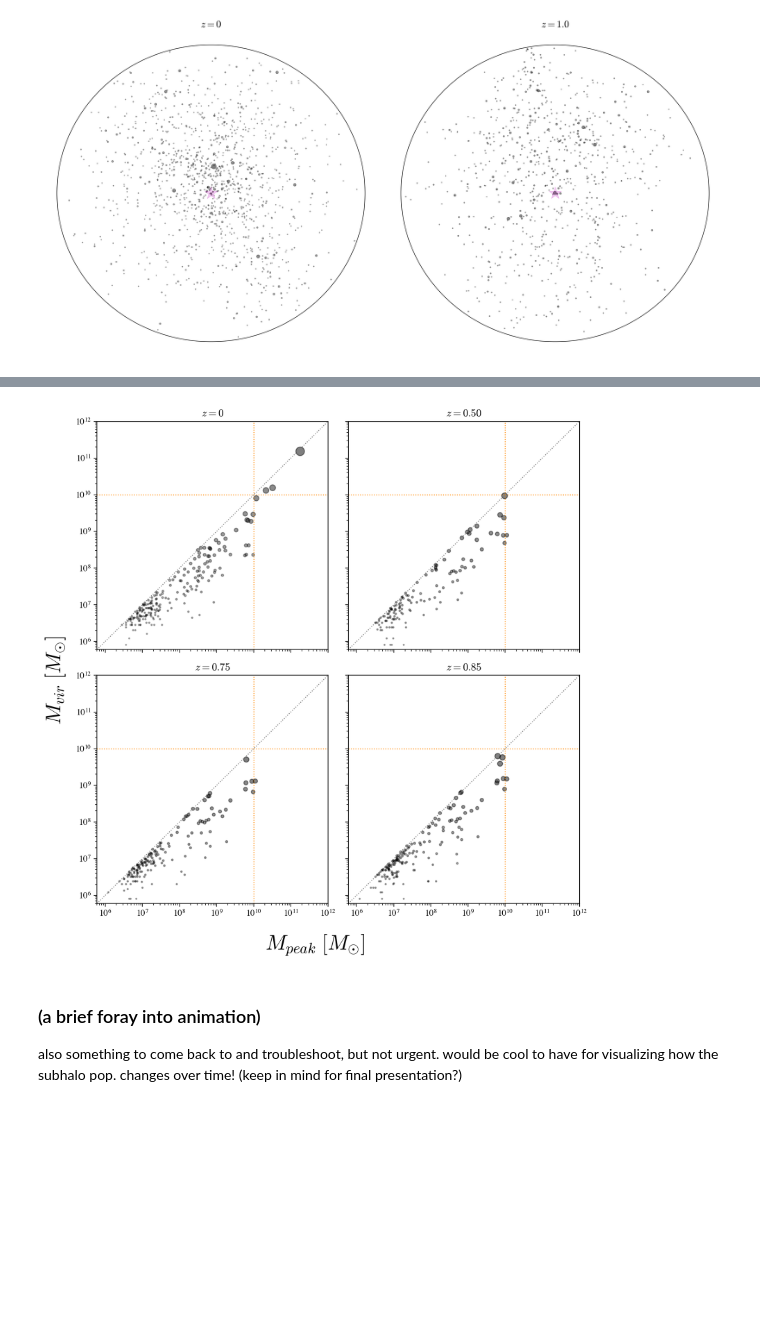
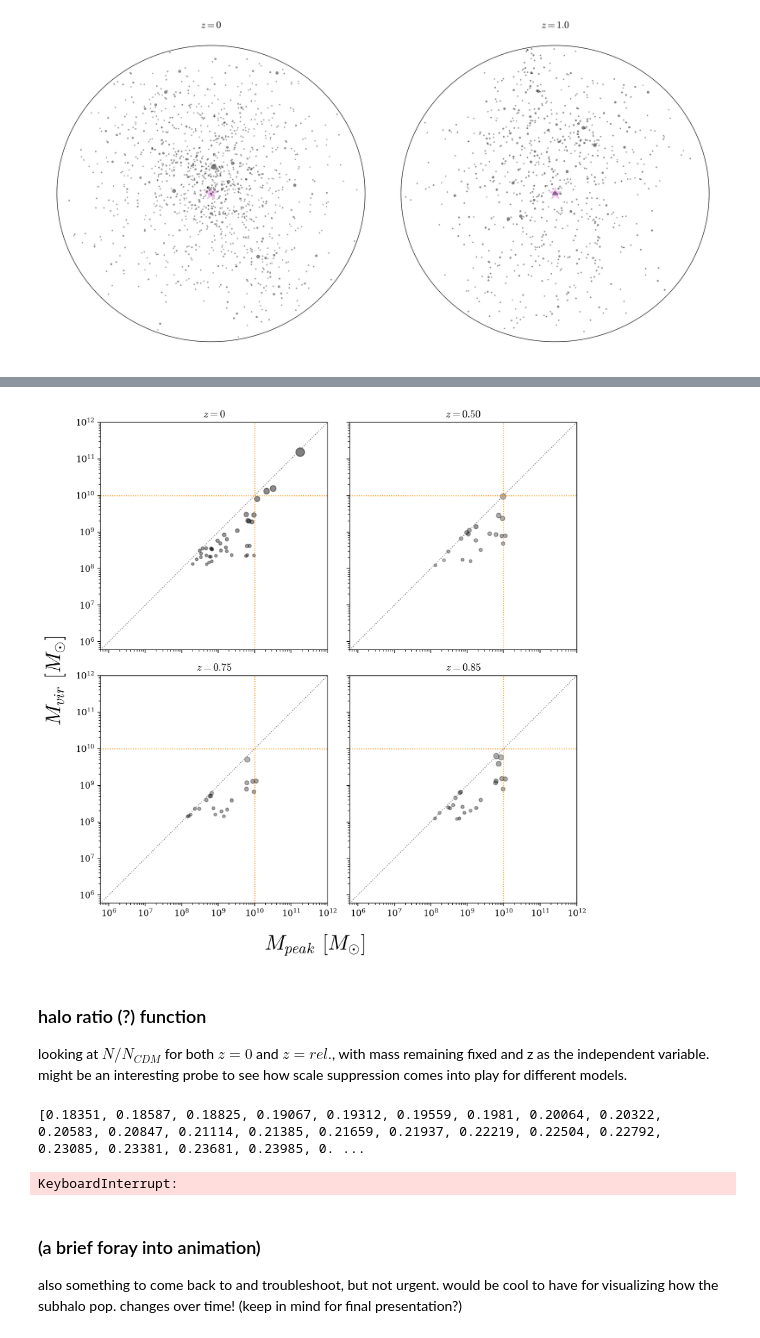
Before and after one commit to theotherlogan/nsbp-2023, a Jupyter notebook: notebooks/w3_work.ipynb, the cells around one changed output, grey strips where cells are left out. Drawn from its saved outputs; the diff is of its cells as text; code cells hidden in the pictures; blank space fills up the shorter version.

```diff
--- a/notebooks/w3_work.ipynb
+++ b/notebooks/w3_work.ipynb
@@ -217,9 +227,14 @@ halos_wdm_85, subhalos_wdm_85, host_ind_wdm_85 = wdm.get_z(0.85, True)
 halos_wdm_75, subhalos_wdm_75, host_ind_wdm_75 = wdm.get_z(0.75, True)
 halos_wdm_50, subhalos_wdm_50, host_ind_wdm_50 = wdm.get_z(0.50, True)
 
+mass_cut_wdm = subhalos_wdm['Mvir']/0.7 > 1.2e8
+mass_cut_wdm_85 = subhalos_wdm_85['Mvir']/0.7 > 1.2e8
+mass_cut_wdm_75 = subhalos_wdm_75['Mvir']/0.7 > 1.2e8
+mass_cut_wdm_50 = subhalos_wdm_50['Mvir']/0.7 > 1.2e8
+
 fig, ax = plt.subplots(2, 2, figsize=(9, 9))
 
-ax[0][0].scatter(subhalos_wdm['Mpeak']/0.7, subhalos_wdm['Mvir']/0.7, s=subhalos_wdm['Rvir'],
+ax[0][0].scatter(subhalos_wdm['Mpeak'][mass_cut_wdm]/0.7, subhalos_wdm['Mvir'][mass_cut_wdm]/0.7, s=subhalos_wdm['Rvir'][mass_cut_wdm],
             alpha=0.5*np.log10(subhalos_wdm['Mvir'])/np.max(np.log10(subhalos_wdm['Mvir'])),c='k')
 ax[0][0].set_xscale('log')
 ax[0][0].set_yscale('log')
@@ -232,7 +247,7 @@ ax[0][0].axvline(x=1e10, color='darkorange', linestyle=':', lw=1)
 ax[0][0].plot(np.linspace(6e5, 1e12, 100), np.linspace(6e5, 1e12, 100), color='gray', linestyle=':', lw=1)
 
 
-ax[1][0].scatter(subhalos_wdm_75['Mpeak']/0.7, subhalos_wdm_75['Mvir']/0.7, s=subhalos_wdm_75['Rvir'],
+ax[1][0].scatter(subhalos_wdm_75['Mpeak'][mass_cut_wdm_75]/0.7, subhalos_wdm_75['Mvir'][mass_cut_wdm_75]/0.7, s=subhalos_wdm_75['Rvir'][mass_cut_wdm_75],
             alpha=0.5*np.log10(subhalos_wdm_75['Mvir'])/np.max(np.log10(subhalos_wdm_75['Mvir'])),c='k')
 ax[1][0].set_xscale('log')
 ax[1][0].set_yscale('log')
@@ -243,38 +258,70 @@ ax[1][0].axhline(y=1e10, color='darkorange', linestyle=':', lw=1)
 ax[1][0].axvline(x=1e10, color='darkorange', linestyle=':', lw=1)
 ax[1][0].plot(np.linspace(6e5, 1e12, 100), np.linspace(6e5, 1e12, 100), color='gray', linestyle=':', lw=1)
 
-ax[0][1].scatter(subhalos_wdm_50['Mpeak']/0.7, subhalos_wdm_50['Mvir']/0.7, s=subhalos_wdm_50['Rvir'],
+ax[0][1].scatter(subhalos_wdm_50['Mpeak'][mass_cut_wdm_50]/0.7, subhalos_wdm_50['Mvir'][mass_cut_wdm_50]/0.7, s=subhalos_wdm_50['Rvir'][mass_cut_wdm_50],
             alpha=0.5*np.log10(subhalos_wdm_50['Mvir'])/np.max(np.log10(subhalos_wdm_50['Mvir'])),c='k')
 ax[0][1].set_xscale('log')
 ax[0][1].set_yscale('log')
 ax[0][1].set_xlim(6e5,1e12)
 ax[0][1].set_ylim(6e5, 1e12)
 ax[0][1].set_title(r'$z = 0.50$')
 ax[0][1].set_xticklabels([])
 ax[0][1].set_yticklabels([])
 ax[0][1].axhline(y=1e10, color='darkorange', linestyle=':', lw=1)
 ax[0][1].axvline(x=1e10, color='darkorange', linestyle=':', lw=1)
 ax[0][1].plot(np.linspace(6e5, 1e12, 100), np.linspace(6e5, 1e12, 100), color='gray', linestyle=':', lw=1)
 
-ax[1][1].scatter(subhalos_wdm_85['Mpeak']/0.7, subhalos_wdm_85['Mvir']/0.7, s=subhalos_wdm_85['Rvir'],
+ax[1][1].scatter(subhalos_wdm_85['Mpeak'][mass_cut_wdm_85]/0.7, subhalos_wdm_85['Mvir'][mass_cut_wdm_85]/0.7, s=subhalos_wdm_85['Rvir'][mass_cut_wdm_85],
             alpha=0.5*np.log10(subhalos_wdm_85['Mvir'])/np.max(np.log10(subhalos_wdm_85['Mvir'])),c='k')
 ax[1][1].set_xscale('log')
 ax[1][1].set_yscale('log')
 ax[1][1].set_xlim(6e5,1e12)
 ax[1][1].set_ylim(6e5, 1e12)
 ax[1][1].set_title(r'$z = 0.85$')
 ax[1][1].set_yticklabels([])
 ax[1][1].axhline(y=1e10, color='darkorange', linestyle=':', lw=1)
 ax[1][1].axvline(x=1e10, color='darkorange', linestyle=':', lw=1)
 ax[1][1].plot(np.linspace(6e5, 1e12, 100), np.linspace(6e5, 1e12, 100), color='gray', linestyle=':', lw=1)
 
 fig.supylabel(r'$M_{vir}$ $[M_{\odot}]$', fontsize=24)
 fig.supxlabel(r'$M_{peak}$ $[M_{\odot}]$', fontsize=24)
 
 plt.tight_layout()
 plt.show()
 # %% [output]
-[figure, old version]
+[figure, new version]
+# %% [markdown]
+### halo ratio (?) function
+looking at $N/N_{CDM}$ for both $z = 0$ and $z= rel.$, with mass remaining fixed and z as the independent variable. might be an interesting probe to see how scale suppression comes into play for different models.
+# %%
+# TODO: come back to fix this (overflow error?)
+
+def get_ratio(model: hlist = cdm, m: float = 0): # default range may need adjusting
+    a_range = [ a for a in list(model.dict.keys()) if (1.0/a) - 1.0 < 4.5]
+    print(a_range)
+
+    m = np.log10(m) # converting to log10
+    ratios = np.zeros((len(a_range), ))
+
+    halos_cdm, subhalos_cdm = model.get_z(0)
+    values_cdm, cumulative_cdm, base_cdm, mass_cut_cdm = cdm.shmf(0, return_masscut_idx=True)
+
+    for i, a in enumerate(a_range):
+        halos, subhalos = model.get_a(a)
+        values, cumulative, base, mass_cut = model.shmf( (1.0/a) - 1.0, return_masscut_idx=True)
+        temp = (1.*len(subhalos['Mpeak'][mass_cut])-cumulative)/(1.*len(subhalos_cdm['Mpeak'][mass_cut_cdm])-cumulative_cdm)
+
+        mass_ind = np.argmin(np.abs(base - m))
+        # print(mass_ind)
+        ratios[i] = temp[mass_ind]
+
+    return ratios
+
+r = get_ratio(cdm, 1e9)
+r
+# %% [output]
+[0.18351, 0.18587, 0.18825, 0.19067, 0.19312, 0.19559, 0.1981, 0.20064, 0.20322, 0.20583, 0.20847, 0.21114, 0.21385, 0.21659, 0.21937, 0.22219, 0.22504, 0.22792, 0.23085, 0.23381, 0.23681, 0.23985, 0. ...
+KeyboardInterrupt:
 # %% [markdown]
 ### (a brief foray into animation)
 also something to come back to and troubleshoot, but not urgent. would be cool to have for visualizing how the subhalo pop. changes over time!
```
Also changed, not shown: parts of 3 cells of this notebook, 1 other file.
